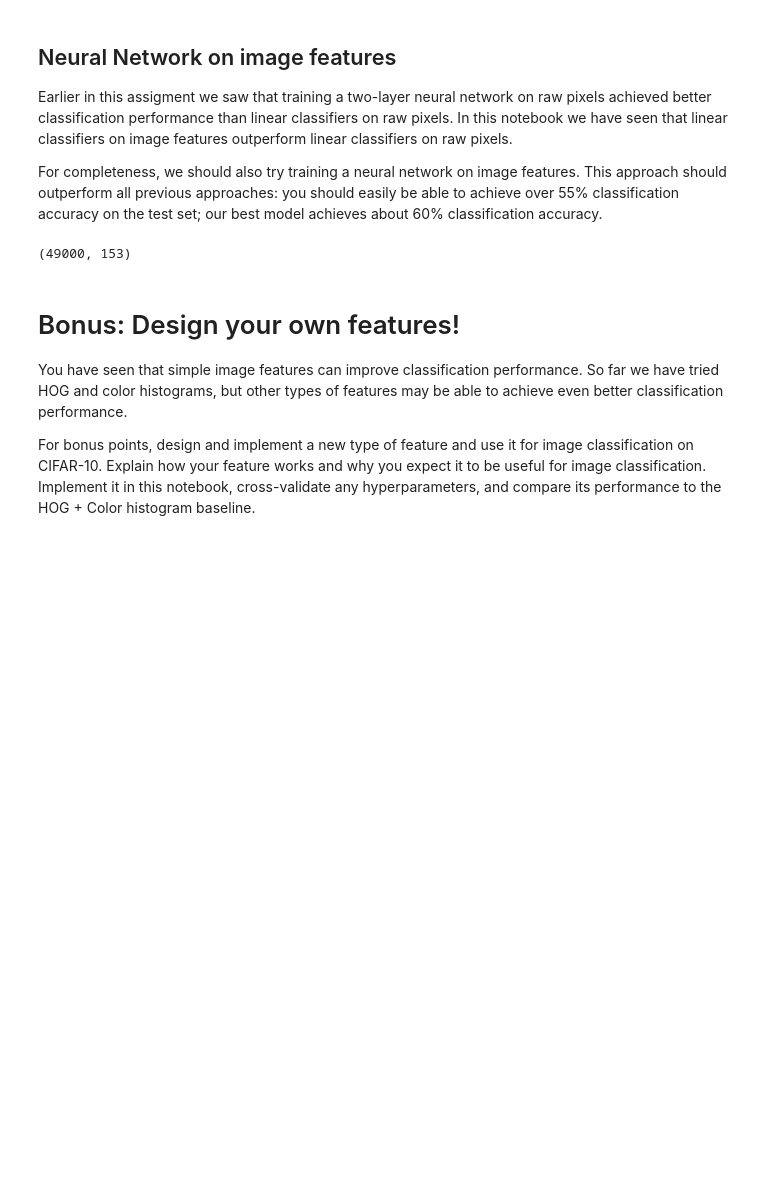
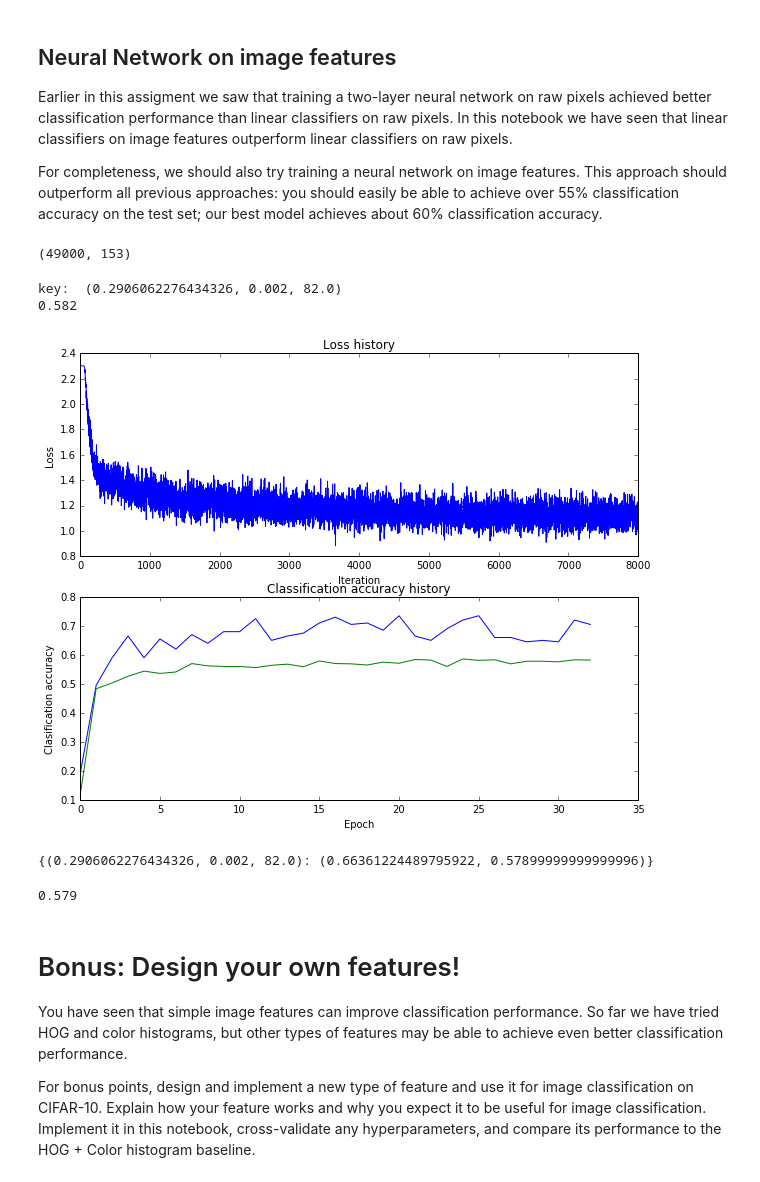
Before and after one commit to zsal/notebooks, a Jupyter notebook: assignment1/features.ipynb, the cells around one changed output. Saved outputs shown, nothing was run; the diff lists cells and outputs as text; code cells hidden in the pictures; blank space fills up the shorter version.

```diff
--- a/assignment1/features.ipynb
+++ b/assignment1/features.ipynb
@@ -233,9 +271,39 @@ pass
+# %%
+# Plot the loss function and train / validation accuracies
+#allstats.sort()
+for k in allstats.keys():
+    plt.subplot(2, 1, 1)
+    print 'key: ', k
+    print stats['val_acc_history'][-1]
+    stats = allstats[k]
+    plt.plot(stats['loss_history'])
+    plt.title('Loss history')
+    plt.xlabel('Iteration')
+    plt.ylabel('Loss')
+
+    plt.subplot(2, 1, 2)
+    plt.plot(stats['train_acc_history'], label='train')
+    plt.plot(stats['val_acc_history'], label='val')
+    plt.title('Classification accuracy history')
+    plt.xlabel('Epoch')
+    plt.ylabel('Clasification accuracy')
+    plt.show()
+# %% [output]
+key:  (0.2906062276434326, 0.002, 82.0)
+0.582
+[figure, added]
+# %%
+results
+# %% [output]
+{(0.2906062276434326, 0.002, 82.0): (0.66361224489795922, 0.57899999999999996)}
 # %%
 # Run your neural net classifier on the test set. You should be able to
 # get more than 55% accuracy.
 
-test_acc = (net.predict(X_test_feats) == y_test).mean()
+test_acc = (best_net.predict(X_test_feats) == y_test).mean()
 print test_acc
+# %% [output]
+0.579
 # %% [markdown]
 # Bonus: Design your own features!
 
```
Also changed, not shown: parts of 4 cells of this notebook, 1 other file.
